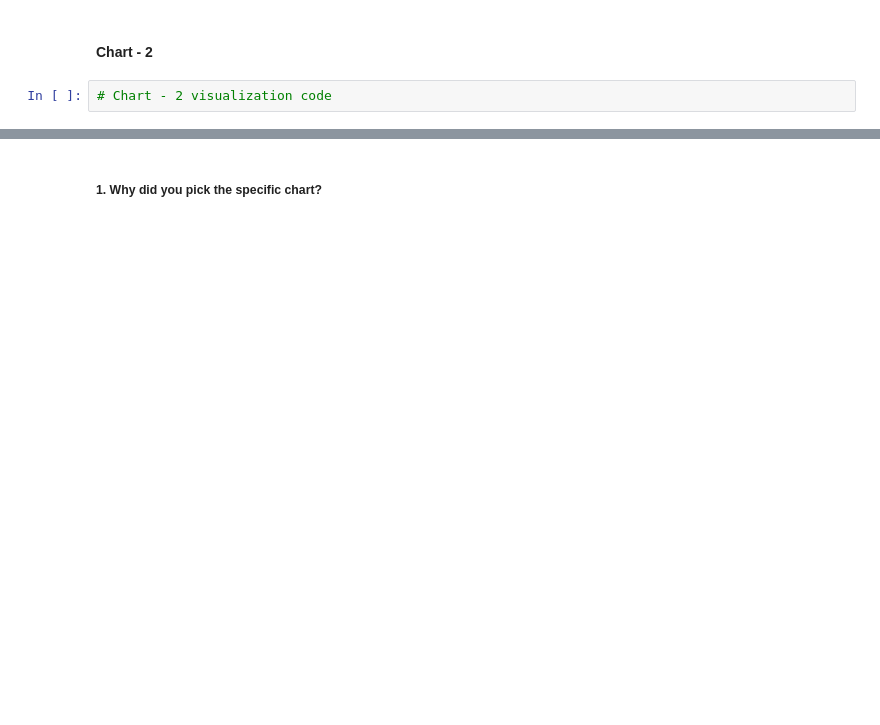
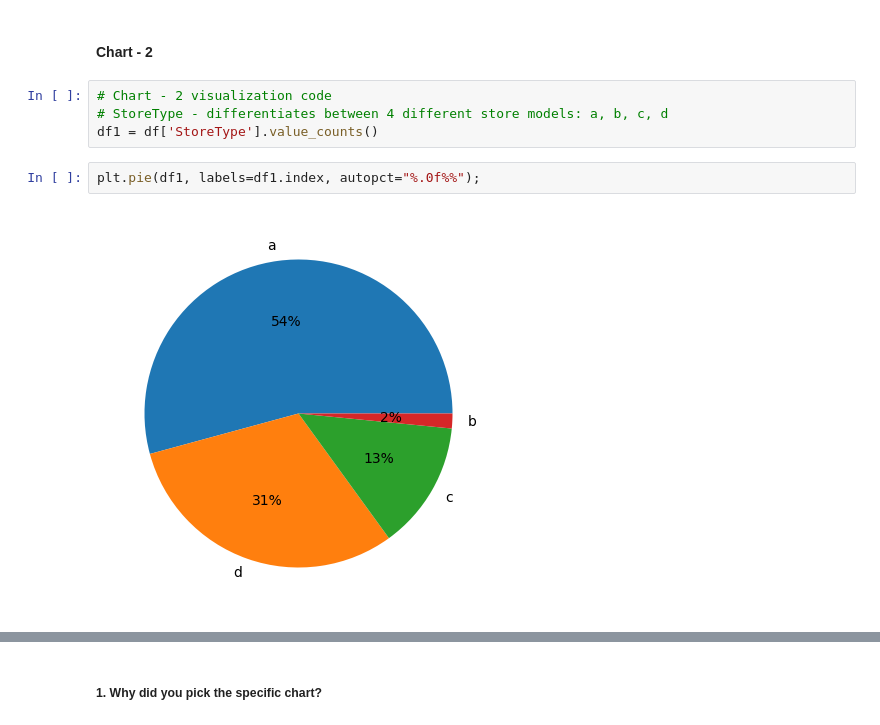
Before and after one commit to Achin120/Achin-Rossmann-Sales-Prediction---Capstone-Project.ipynb-, a Jupyter notebook: Achin_Rossmann_Sales_Prediction_Capstone_Project.ipynb, the cells around one changed output, grey strips where cells are left out. Drawn from its saved outputs; the diff is of its cells as text; blank space fills up the shorter version.

```diff
--- a/Achin_Rossmann_Sales_Prediction_Capstone_Project.ipynb
+++ b/Achin_Rossmann_Sales_Prediction_Capstone_Project.ipynb
@@ -602,4 +608,10 @@ Answer Here
 # %% [markdown]
 #### Chart - 2
-# %%
-# Chart - 2 visualization code
+# %%
+# Chart - 2 visualization code
+# StoreType - differentiates between 4 different store models: a, b, c, d
+df1 = df['StoreType'].value_counts()
+# %%
+plt.pie(df1, labels=df1.index, autopct="%.0f%%");
+# %% [output]
+[figure, added]
```
Also changed, not shown: parts of 39 cells of this notebook.
